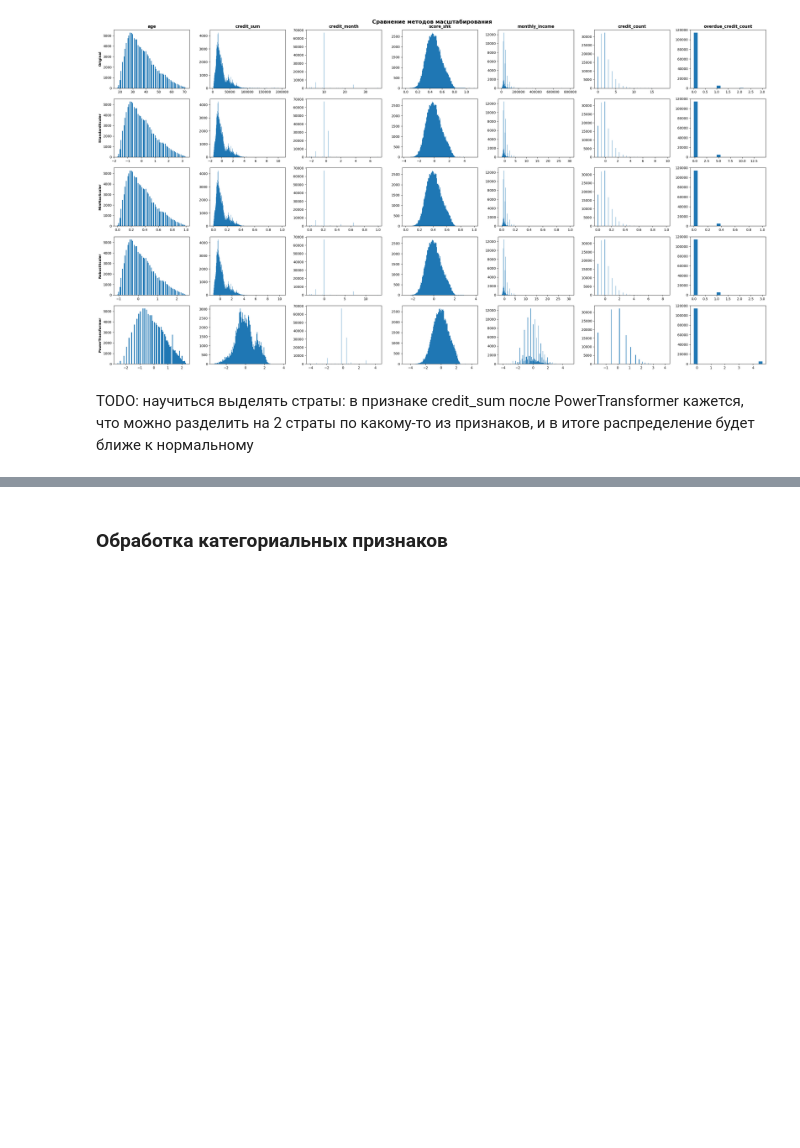
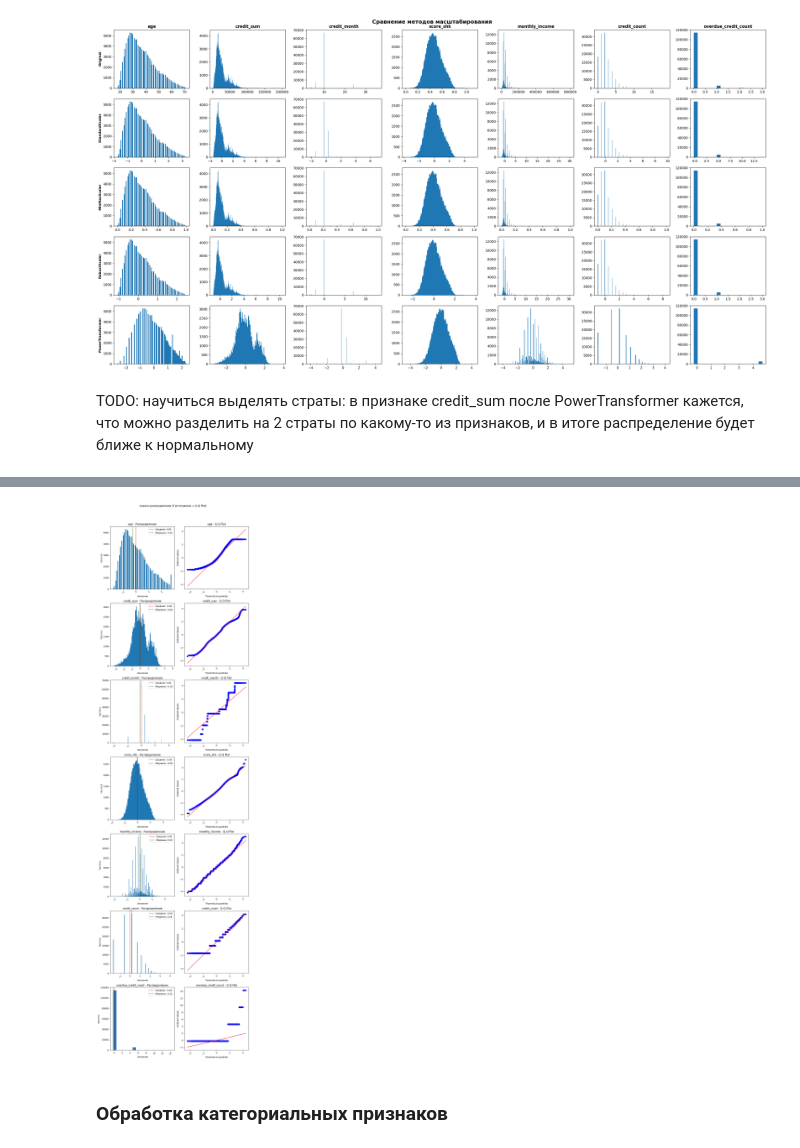
Before and after one commit to DaryaGudkova/credit, a Jupyter notebook: feature_engineering.ipynb, the cells around one changed output, grey strips where cells are left out. Saved outputs shown, nothing was run; the diff lists cells and outputs as text; code cells hidden in the pictures; blank space fills up the shorter version.

Commit message:
add prepare outliers into pipeline

```diff
--- a/feature_engineering.ipynb
+++ b/feature_engineering.ipynb
@@ -697,9 +700,15 @@ def winsorize_column(series):
     upper_bound = Q3 + 1.5 * IQR
     return series.clip(lower=lower_bound, upper=upper_bound)
 
-X_train_winsorized = X_train.copy()
+X_train_outliers = X_train.copy()
 
-feature_to_winsorize = ['age', 'credit_sum', 'credit_month', 'score_shk', 'monthly_income', 'credit_count']
+feature_to_winsorize = ['age']
 
 for col in feature_to_winsorize:
-    X_train_winsorized.loc[:, col] = winsorize_column(X_train[col])
+    X_train_outliers.loc[:, col] = winsorize_column(X_train_outliers[col])
+# %%
+feature_to_power_transform = ['credit_sum', 'credit_month', 'monthly_income', 'credit_count']
+
+for col in feature_to_power_transform:
+    pt = PowerTransformer()
+    X_train_outliers.loc[:, col] = pt.fit_transform(X_train_outliers[[col]])
@@ -705,0 +722,71 @@ for col in feature_to_winsorize:
+# %%
+from scipy import stats
+from scipy.stats import normaltest, shapiro
+
+# 2. АНАЛИЗ РАСПРЕДЕЛЕНИЯ
+
+fig2, axes = plt.subplots(n_features, 2, figsize=(5*2, 5*n_features), squeeze=False)
+
+print(axes.shape)
+
+distribution_summary = []
+
+for idx, col in enumerate(feature_names):
+    data = X_train_outliers[col].dropna()
+
+    # Гистограмма
+    ax1 = axes[idx, 0] if n_features > 1 else axes[idx, 0]
+    ax1.hist(data, bins='auto')
+    ax1.axvline(data.mean(), color='red', linestyle='--', label=f'Среднее: {data.mean():.2f}')
+    ax1.axvline(data.median(), color='green', linestyle='--', label=f'Медиана: {data.median():.2f}')
+    ax1.set_title(f'{col} - Распределение')
+    ax1.set_xlabel('Значения')
+    ax1.set_ylabel('Частота')
+    ax1.tick_params(axis='x', rotation=45)
+    ax1.legend()
+
+    # Q-Q plot для проверки нормальности
+    ax2 = axes[idx, 1] if n_features > 1 else axes[idx, 1]
+    stats.probplot(data, dist="norm", plot=ax2)
+    ax2.set_title(f'{col} - Q-Q Plot')
+    ax2.tick_params(axis='x', rotation=45)
+
+    # Статистические тесты на нормальность
+    # Shapiro-Wilk (для малых выборок <5000)
+    if len(data) < 5000:
+        shapiro_stat, shapiro_p = shapiro(data.sample(min(1000, len(data))))
+    else:
+        shapiro_stat, shapiro_p = np.nan, np.nan
+
+    # D'Agostino's K^2 test
+    try:
+        norm_stat, norm_p = normaltest(data)
+    except:
+        norm_stat, norm_p = np.nan, np.nan
+
+    # Коэффициенты асимметрии и эксцесса
+    skewness = stats.skew(data)
+    kurtosis = stats.kurtosis(data)
+
+    distribution_summary.append({
+        'feature': col,
+        'mean': data.mean(),
+        'median': data.median(),
+        'std': data.std(),
+        'skewness': skewness,
+        'kurtosis': kurtosis,
+        'shapiro_p': shapiro_p,
+        'normaltest_p': norm_p,
+        'is_normal': (abs(skewness) < 0.5) and (abs(kurtosis) < 0.5) and (norm_p > 0.05 if not np.isnan(norm_p) else False)
+    })
+
+    print(f"\n{col}:")
+    print(f"  Среднее: {data.mean():.4f}, Медиана: {data.median():.4f}")
+    print(f"  Асимметрия (skewness): {skewness:.4f} ({'симметричное' if abs(skewness) < 0.5 else 'асимметричное'})")
+    print(f"  Эксцесс (kurtosis): {kurtosis:.4f} ({'нормальный' if abs(kurtosis) < 0.5 else 'островершинный/плосковершинный'})")
+    print(f"  Тест на нормальность (p-value): {norm_p:.4f}")
+
+plt.suptitle('Анализ распределения (Гистограмма + Q-Q Plot)', y=1.02)
+plt.tight_layout()
+plt.show()
+# %% [output]
@@ -706,3 +810,4 @@ for col in feature_to_winsorize:
+[figure, added]
 # %% [markdown]
 ### Обработка категориальных признаков
 # %%
```
Also changed, not shown: parts of 14 cells of this notebook.
